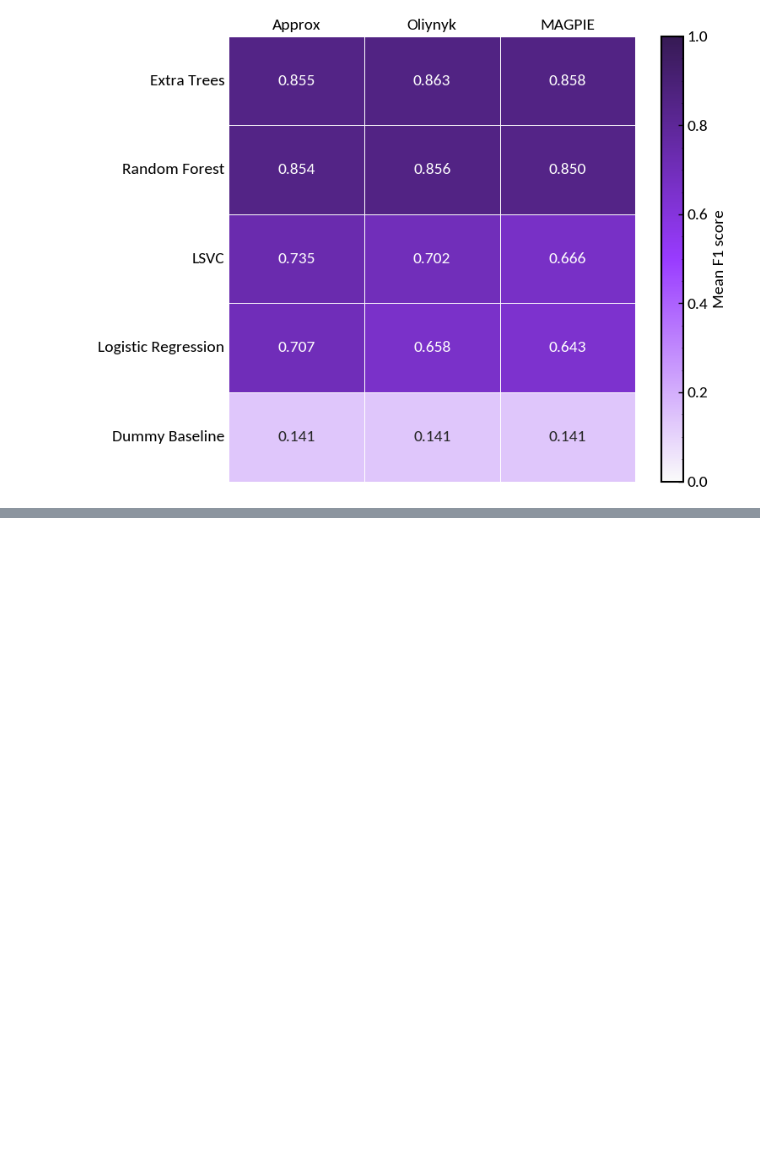
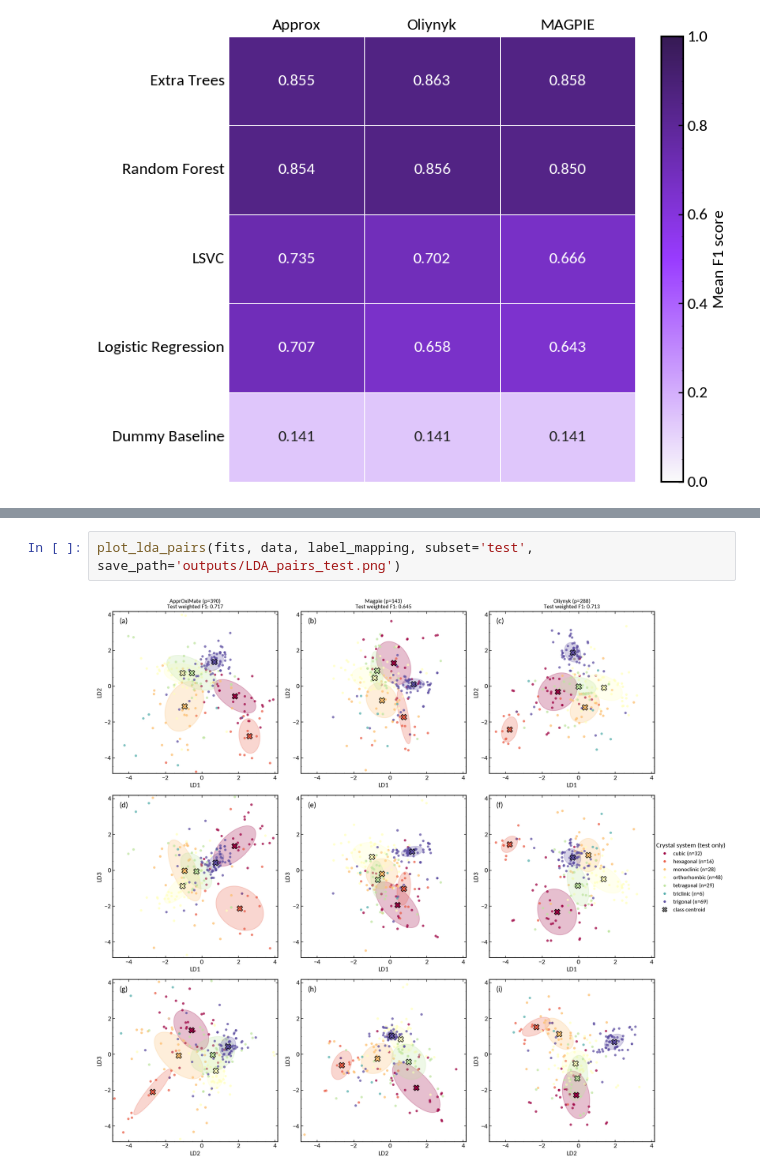
Before and after one commit to RAMP-Labs/ApprOxiMate, a Jupyter notebook: notebooks/exp4_assessing_models.ipynb, the cells around one changed output, grey strips where cells are left out. Cells and saved outputs as stored; diff of their text form; blank space fills up the shorter version.

```diff
--- a/notebooks/exp4_assessing_models.ipynb
+++ b/notebooks/exp4_assessing_models.ipynb
@@ -486,0 +452,4 @@ plot_lda_pairwise(
+# %%
+plot_lda_pairs(fits, data, label_mapping, subset='test', save_path='outputs/LDA_pairs_test.png')
+# %% [output]
+[figure, added]
```
Also changed, not shown: parts of 9 cells of this notebook, 6 other files.
